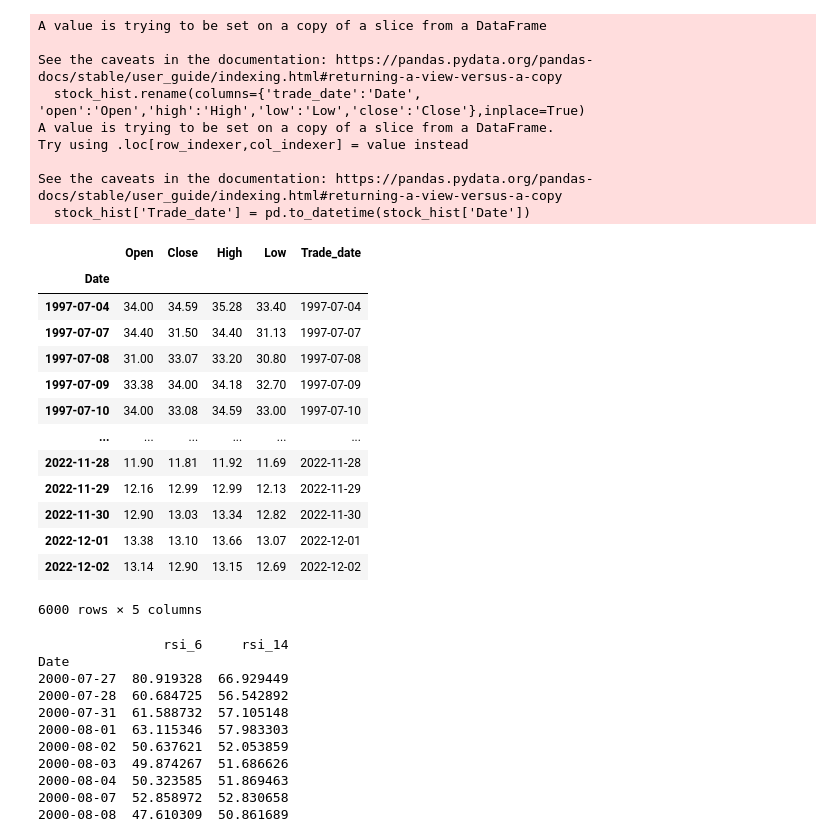
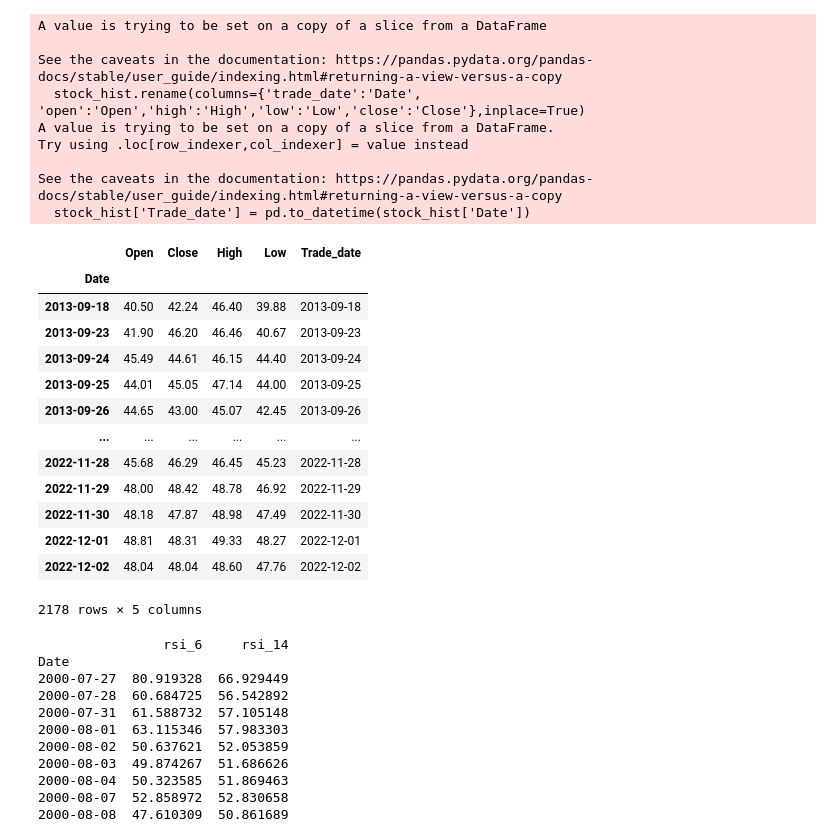
Before and after one commit to bizeasy17/investtrack, a Jupyter notebook: diggings/backtesting.ipynb, the cells around one changed output. Drawn from its saved outputs; the diff is of its cells as text; code cells hidden in the pictures.

```diff
--- a/diggings/backtesting.ipynb
+++ b/diggings/backtesting.ipynb
@@ -1,43 +1,45 @@
 # %%
 import tushare as ts
 import pandas as pd
-df = ts.pro_bar( ts_code='000001.SZ', freq='D', start_date='19900101', end_date='20221202')
+# ts.set_token('16f7093d6da6ad3e853ce5a94104d64990db2c262ea46ef64e504df6')
+
+df = ts.pro_bar( ts_code='000333.SZ', freq='D', start_date='19900101', end_date='20221202')
 stock_hist = df[['trade_date', 'open','close','high','low']]
 stock_hist.rename(columns={'trade_date':'Date', 'open':'Open','high':'High','low':'Low','close':'Close'},inplace=True)
 # stock_hist = stock_hist[:5000]
 stock_hist['Trade_date'] = pd.to_datetime(stock_hist['Date'])
 stock_hist = stock_hist.iloc[::-1]
 stock_hist['Date'] = pd.to_datetime(stock_hist['Date'])
 stock_hist.set_index('Date', inplace=True)
 # stock_hist = stock_hist.reset_index()
 # stock_hist.drop(['index'],axis=1, inplace=True)
 # PINGAN.dropna()
 # PINGAN.interpolate(method='linear', limit_direction='forward', axis=0)
 stock_hist
 # %% [output]
 A value is trying to be set on a copy of a slice from a DataFrame
 
 See the caveats in the documentation: https://pandas.pydata.org/pandas-docs/stable/user_guide/indexing.html#returning-a-view-versus-a-copy
   stock_hist.rename(columns={'trade_date':'Date', 'open':'Open','high':'High','low':'Low','close':'Close'},inplace=True)
 A value is trying to be set on a copy of a slice from a DataFrame.
 Try using .loc[row_indexer,col_indexer] = value instead
 
 See the caveats in the documentation: https://pandas.pydata.org/pandas-docs/stable/user_guide/indexing.html#returning-a-view-versus-a-copy
   stock_hist['Trade_date'] = pd.to_datetime(stock_hist['Date'])
 |  | Open | Close | High | Low | Trade_date |
 | Date |  |  |  |  |  |
-| 1997-07-04 | 34.00 | 34.59 | 35.28 | 33.40 | 1997-07-04 |
-| 1997-07-07 | 34.40 | 31.50 | 34.40 | 31.13 | 1997-07-07 |
-| 1997-07-08 | 31.00 | 33.07 | 33.20 | 30.80 | 1997-07-08 |
-| 1997-07-09 | 33.38 | 34.00 | 34.18 | 32.70 | 1997-07-09 |
-| 1997-07-10 | 34.00 | 33.08 | 34.59 | 33.00 | 1997-07-10 |
+| 2013-09-18 | 40.50 | 42.24 | 46.40 | 39.88 | 2013-09-18 |
+| 2013-09-23 | 41.90 | 46.20 | 46.46 | 40.67 | 2013-09-23 |
+| 2013-09-24 | 45.49 | 44.61 | 46.15 | 44.40 | 2013-09-24 |
+| 2013-09-25 | 44.01 | 45.05 | 47.14 | 44.00 | 2013-09-25 |
+| 2013-09-26 | 44.65 | 43.00 | 45.07 | 42.45 | 2013-09-26 |
 | ... | ... | ... | ... | ... | ... |
-| 2022-11-28 | 11.90 | 11.81 | 11.92 | 11.69 | 2022-11-28 |
-| 2022-11-29 | 12.16 | 12.99 | 12.99 | 12.13 | 2022-11-29 |
-| 2022-11-30 | 12.90 | 13.03 | 13.34 | 12.82 | 2022-11-30 |
-| 2022-12-01 | 13.38 | 13.10 | 13.66 | 13.07 | 2022-12-01 |
-| 2022-12-02 | 13.14 | 12.90 | 13.15 | 12.69 | 2022-12-02 |
+| 2022-11-28 | 45.68 | 46.29 | 46.45 | 45.23 | 2022-11-28 |
+| 2022-11-29 | 48.00 | 48.42 | 48.78 | 46.92 | 2022-11-29 |
+| 2022-11-30 | 48.18 | 47.87 | 48.98 | 47.49 | 2022-11-30 |
+| 2022-12-01 | 48.81 | 48.31 | 49.33 | 48.27 | 2022-12-01 |
+| 2022-12-02 | 48.04 | 48.04 | 48.60 | 47.76 | 2022-12-02 |
-6000 rows × 5 columns
+2178 rows × 5 columns
 # %%
 # import pandas as pd
 import matplotlib.pyplot as plot
```
Also changed, not shown: parts of 1 cell of this notebook, 3 other files.
